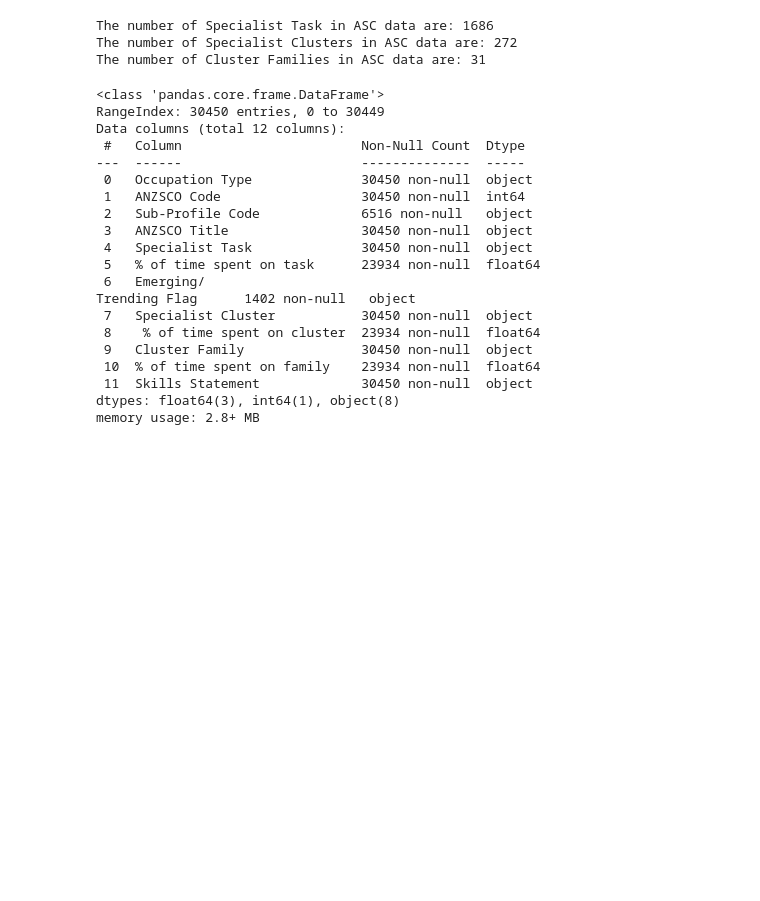
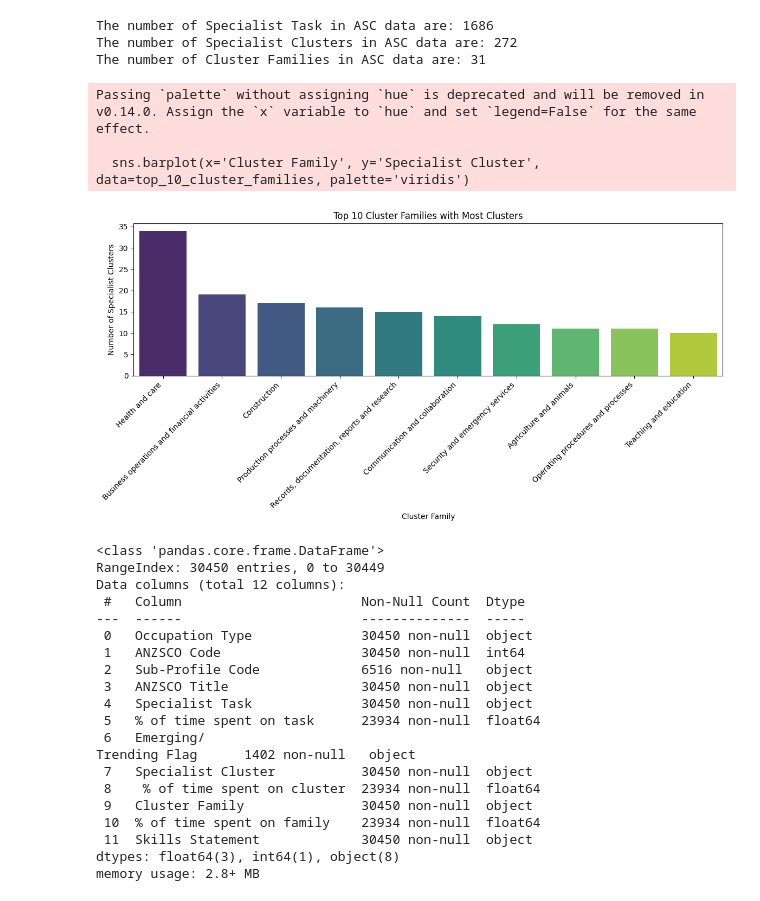
Before and after one commit to SidArora01/TextAnalysis-NLP-AT1, a Jupyter notebook: Initial EDA.ipynb, the cells around one changed output. Cells and saved outputs as stored; diff of their text form; code cells hidden in the pictures; blank space fills up the shorter version.

```diff
--- a/Initial EDA.ipynb
+++ b/Initial EDA.ipynb
@@ -222,6 +247,34 @@ print("The number of Cluster Families in ASC data are:", st_hier_df['Cluster Fam
 The number of Specialist Task in ASC data are: 1686
 The number of Specialist Clusters in ASC data are: 272
 The number of Cluster Families in ASC data are: 31
+# %%
+import pandas as pd
+import seaborn as sns
+import matplotlib.pyplot as plt
+
+# Step 1: Group by Cluster Family and count the number of Specialist Clusters
+cluster_family_counts = st_hier_df.groupby('Cluster Family')['Specialist Cluster'].nunique().reset_index()
+
+# Step 2: Sort by the number of clusters in descending order
+cluster_family_counts = cluster_family_counts.sort_values(by='Specialist Cluster', ascending=False)
+
+# Step 3: Select the top 10 cluster families with the most clusters
+top_10_cluster_families = cluster_family_counts.head(10)
+
+# Step 4: Plot the data
+plt.figure(figsize=(12, 6))
+sns.barplot(x='Cluster Family', y='Specialist Cluster', data=top_10_cluster_families, palette='viridis')
+plt.xticks(rotation=45, ha='right')
+plt.title('Top 10 Cluster Families with Most Clusters')
+plt.xlabel('Cluster Family')
+plt.ylabel('Number of Specialist Clusters')
+plt.tight_layout()
+plt.show()
+# %% [output]
+Passing `palette` without assigning `hue` is deprecated and will be removed in v0.14.0. Assign the `x` variable to `hue` and set `legend=False` for the same effect.
+
+  sns.barplot(x='Cluster Family', y='Specialist Cluster', data=top_10_cluster_families, palette='viridis')
+[figure, added]
 # %%
 st_df.info()
 # %% [output]
```
Also changed, not shown: parts of 84 cells of this notebook.
